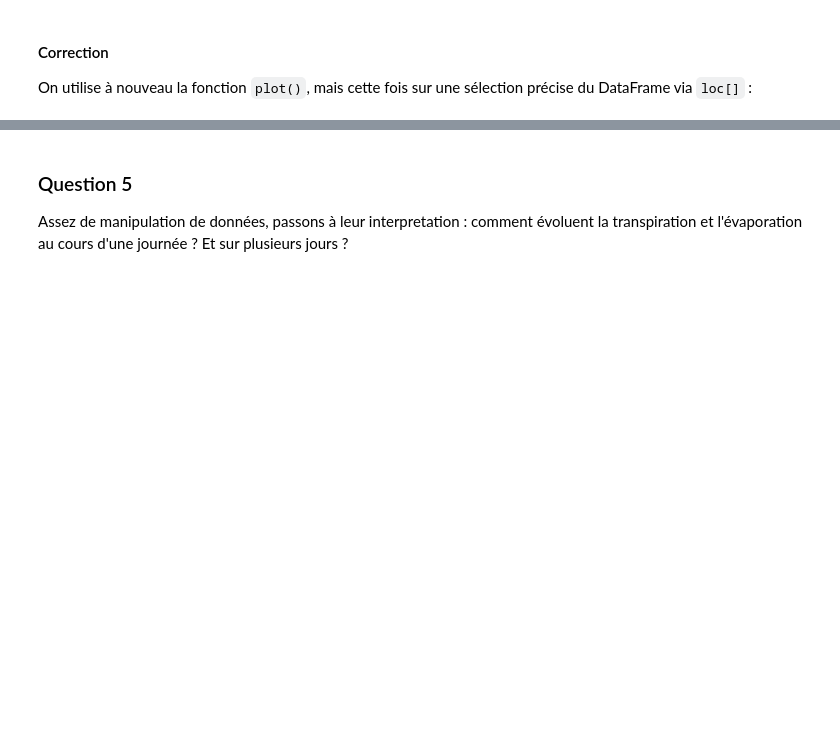
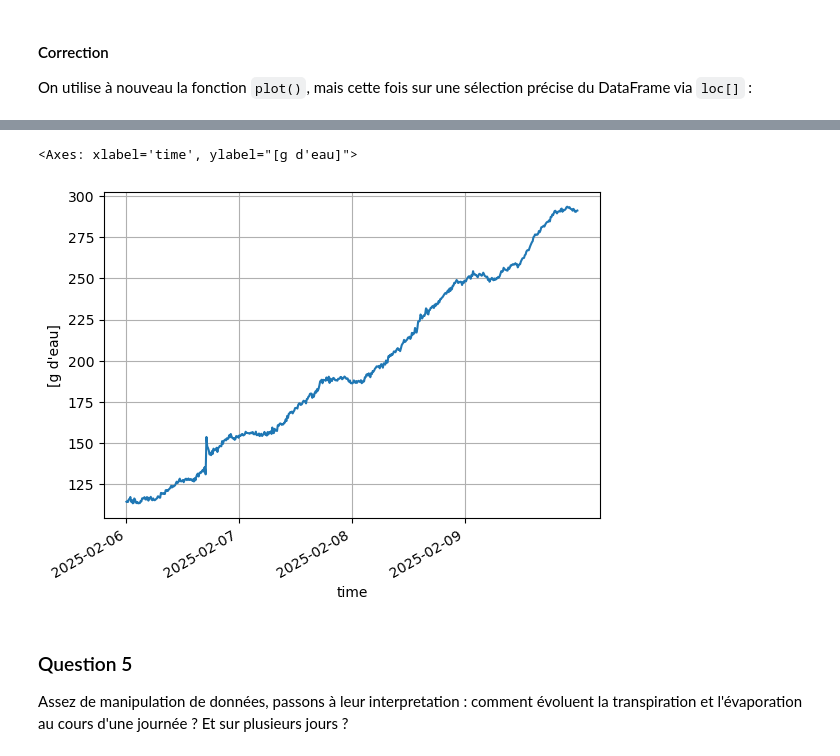
Before and after one commit to anpar/lbir1251-data-analysis, a Jupyter notebook: TP2/TP2.ipynb, the cells around one changed output, grey strips where cells are left out. Cells and saved outputs as stored; diff of their text form; code cells hidden in the pictures; blank space fills up the shorter version.

```diff
--- a/TP2/TP2.ipynb
+++ b/TP2/TP2.ipynb
@@ -179,3 +337,10 @@ df_cropped.plot(grid=True, xticks=np.unique(df_cropped.index.date), ylabel="[g d
+# %%
+df_cropped = df.loc["2025-02-06":"2025-02-09", 'trans_1']
+
+df_cropped.plot(grid=True, xticks=np.unique(df_cropped.index.date), ylabel="[g d'eau]")
+# %% [output]
+<Axes: xlabel='time', ylabel="[g d'eau]">
+[figure, added]
 # %% [markdown]
 ### Question 5
 
```
Also changed, not shown: parts of 58 cells of this notebook, 4 other files.
